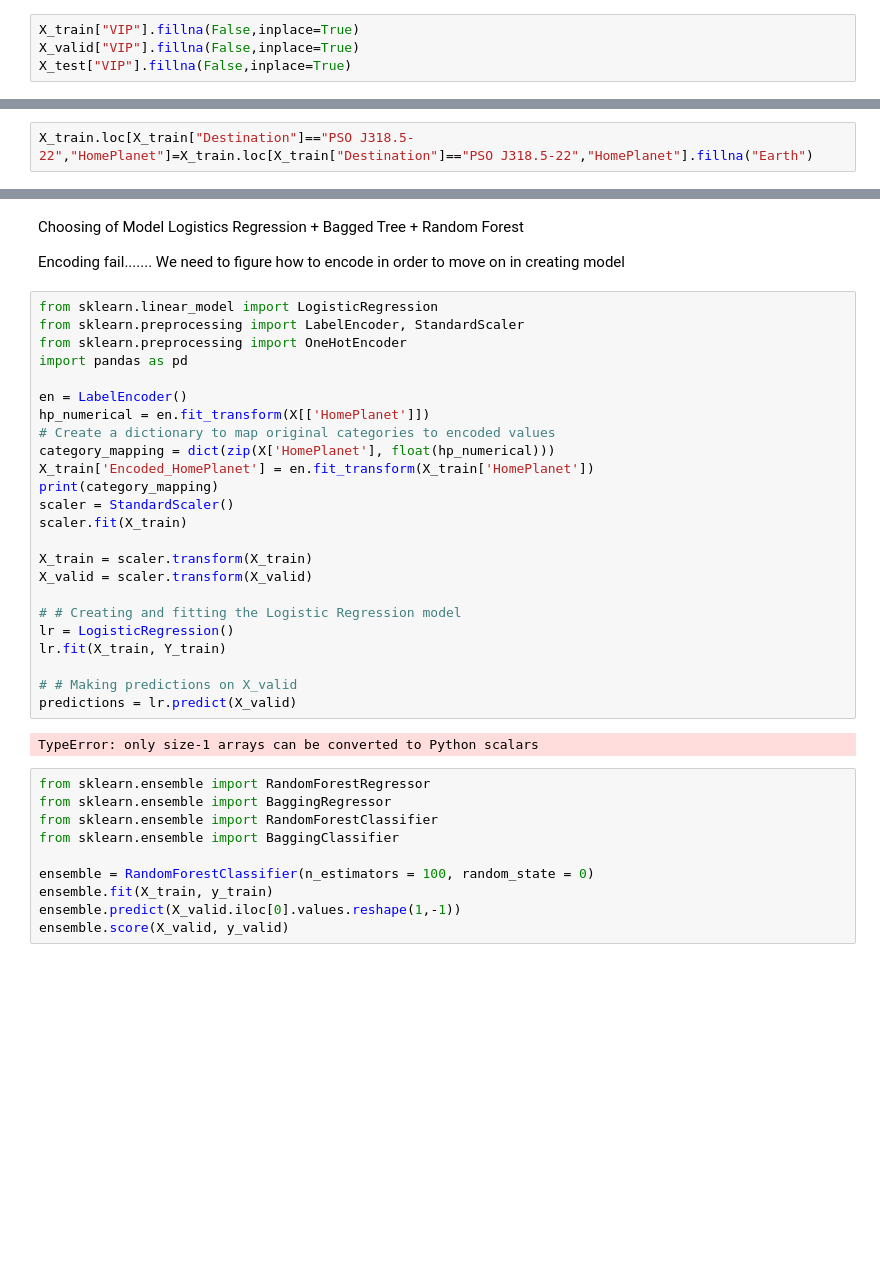
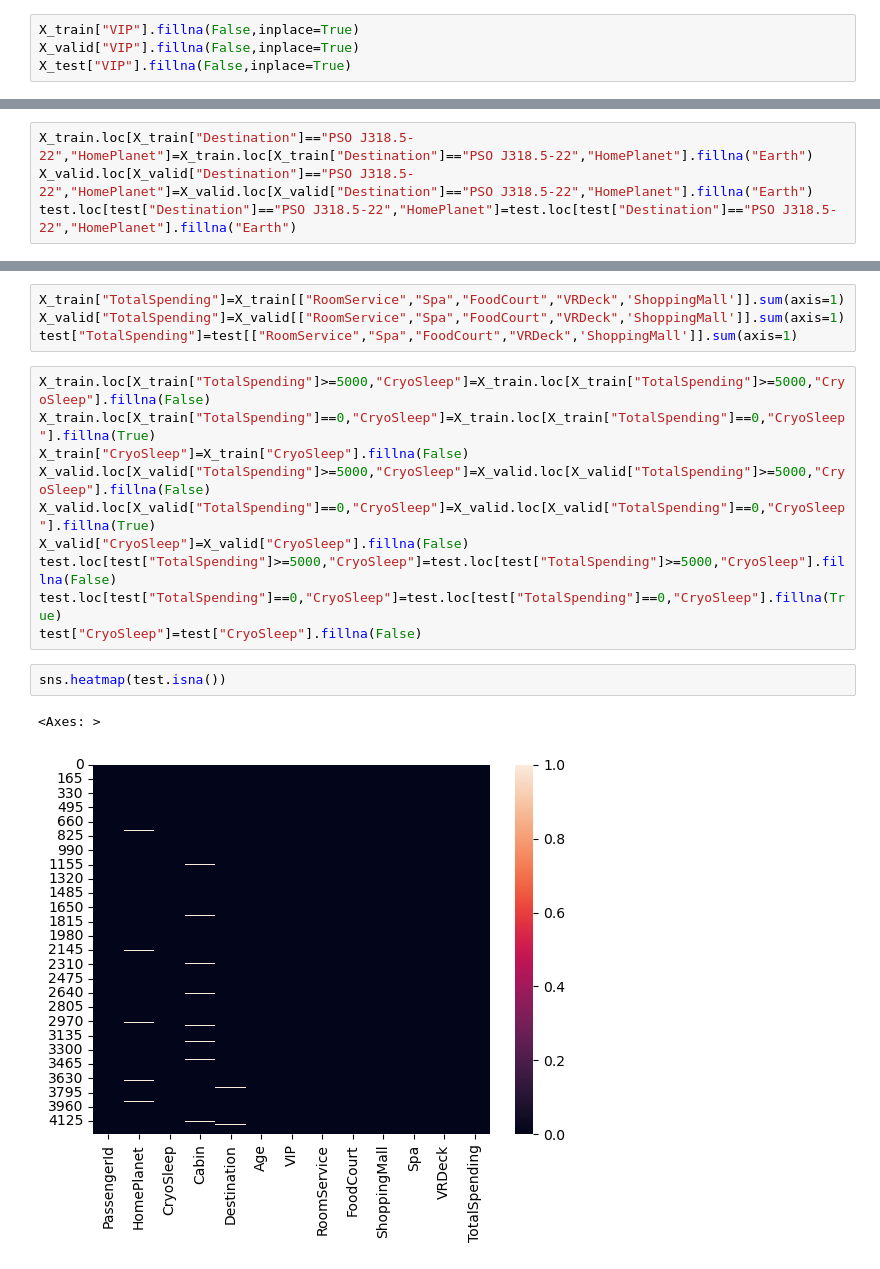
Before and after one commit to lseeker5/Spaceship-Titanic, a Jupyter notebook: spaceship-titanic-v1.ipynb, the cells around one changed output, grey strips where cells are left out. Saved outputs shown, nothing was run; the diff lists cells and outputs as text; blank space fills up the shorter version.

```diff
--- a/spaceship-titanic-v1.ipynb
+++ b/spaceship-titanic-v1.ipynb
@@ -534,2 +596,4 @@ Name: HomePlanet, dtype: int64
 # %%
 X_train.loc[X_train["Destination"]=="PSO J318.5-22","HomePlanet"]=X_train.loc[X_train["Destination"]=="PSO J318.5-22","HomePlanet"].fillna("Earth")
+X_valid.loc[X_valid["Destination"]=="PSO J318.5-22","HomePlanet"]=X_valid.loc[X_valid["Destination"]=="PSO J318.5-22","HomePlanet"].fillna("Earth")
+test.loc[test["Destination"]=="PSO J318.5-22","HomePlanet"]=test.loc[test["Destination"]=="PSO J318.5-22","HomePlanet"].fillna("Earth")
@@ -540,42 +600,19 @@ X_train[X_train["Destination"]=="PSO J318.5-22"]["HomePlanet"].isna().sum()
-# %% [markdown]
-Choosing of Model
-Logistics Regression + Bagged Tree + Random Forest
-
-Encoding fail.......
-We need to figure how to encode in order to move on in creating model
-# %%
-from sklearn.linear_model import LogisticRegression
-from sklearn.preprocessing import LabelEncoder, StandardScaler
-from sklearn.preprocessing import OneHotEncoder
-import pandas as pd
-
-en = LabelEncoder()
-hp_numerical = en.fit_transform(X[['HomePlanet']])
-# Create a dictionary to map original categories to encoded values
-category_mapping = dict(zip(X['HomePlanet'], float(hp_numerical)))
-X_train['Encoded_HomePlanet'] = en.fit_transform(X_train['HomePlanet'])
-print(category_mapping)
-scaler = StandardScaler()
-scaler.fit(X_train)
-
-X_train = scaler.transform(X_train)
-X_valid = scaler.transform(X_valid)
-
-# # Creating and fitting the Logistic Regression model
-lr = LogisticRegression()
-lr.fit(X_train, Y_train)
-
-# # Making predictions on X_valid
-predictions = lr.predict(X_valid)
-# %% [output]
-TypeError: only size-1 arrays can be converted to Python scalars
-# %%
-from sklearn.ensemble import RandomForestRegressor
-from sklearn.ensemble import BaggingRegressor
-from sklearn.ensemble import RandomForestClassifier
-from sklearn.ensemble import BaggingClassifier
-
-ensemble = RandomForestClassifier(n_estimators = 100, random_state = 0)
-ensemble.fit(X_train, y_train)
-ensemble.predict(X_valid.iloc[0].values.reshape(1,-1))
-ensemble.score(X_valid, y_valid)
+# %%
+X_train["TotalSpending"]=X_train[["RoomService","Spa","FoodCourt","VRDeck",'ShoppingMall']].sum(axis=1)
+X_valid["TotalSpending"]=X_valid[["RoomService","Spa","FoodCourt","VRDeck",'ShoppingMall']].sum(axis=1)
+test["TotalSpending"]=test[["RoomService","Spa","FoodCourt","VRDeck",'ShoppingMall']].sum(axis=1)
+# %%
+X_train.loc[X_train["TotalSpending"]>=5000,"CryoSleep"]=X_train.loc[X_train["TotalSpending"]>=5000,"CryoSleep"].fillna(False)
+X_train.loc[X_train["TotalSpending"]==0,"CryoSleep"]=X_train.loc[X_train["TotalSpending"]==0,"CryoSleep"].fillna(True)
+X_train["CryoSleep"]=X_train["CryoSleep"].fillna(False)
+X_valid.loc[X_valid["TotalSpending"]>=5000,"CryoSleep"]=X_valid.loc[X_valid["TotalSpending"]>=5000,"CryoSleep"].fillna(False)
+X_valid.loc[X_valid["TotalSpending"]==0,"CryoSleep"]=X_valid.loc[X_valid["TotalSpending"]==0,"CryoSleep"].fillna(True)
+X_valid["CryoSleep"]=X_valid["CryoSleep"].fillna(False)
+test.loc[test["TotalSpending"]>=5000,"CryoSleep"]=test.loc[test["TotalSpending"]>=5000,"CryoSleep"].fillna(False)
+test.loc[test["TotalSpending"]==0,"CryoSleep"]=test.loc[test["TotalSpending"]==0,"CryoSleep"].fillna(True)
+test["CryoSleep"]=test["CryoSleep"].fillna(False)
+# %%
+sns.heatmap(test.isna())
+# %% [output]
+<Axes: >
+[figure, added]
```
Also changed, not shown: parts of 24 cells of this notebook.
